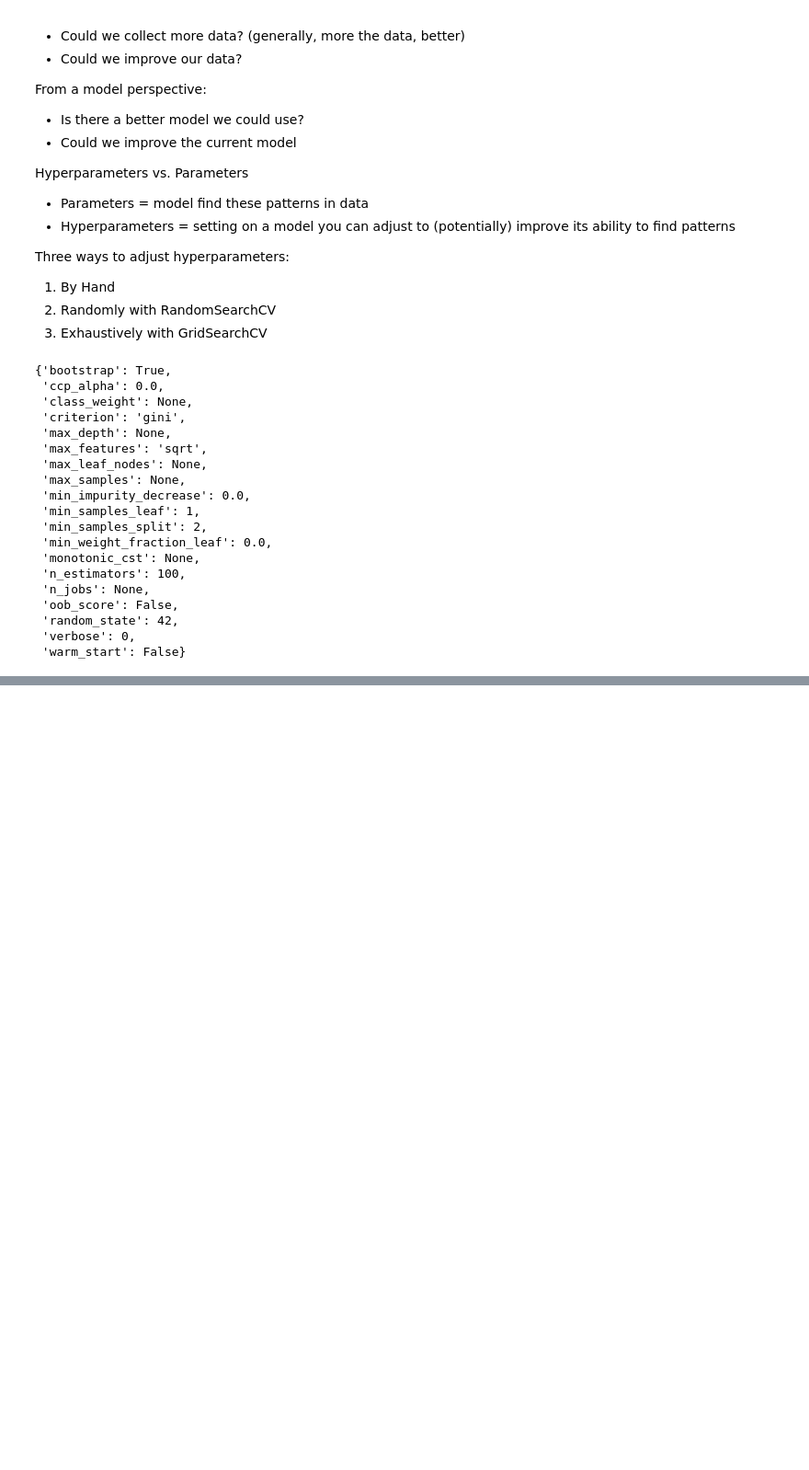
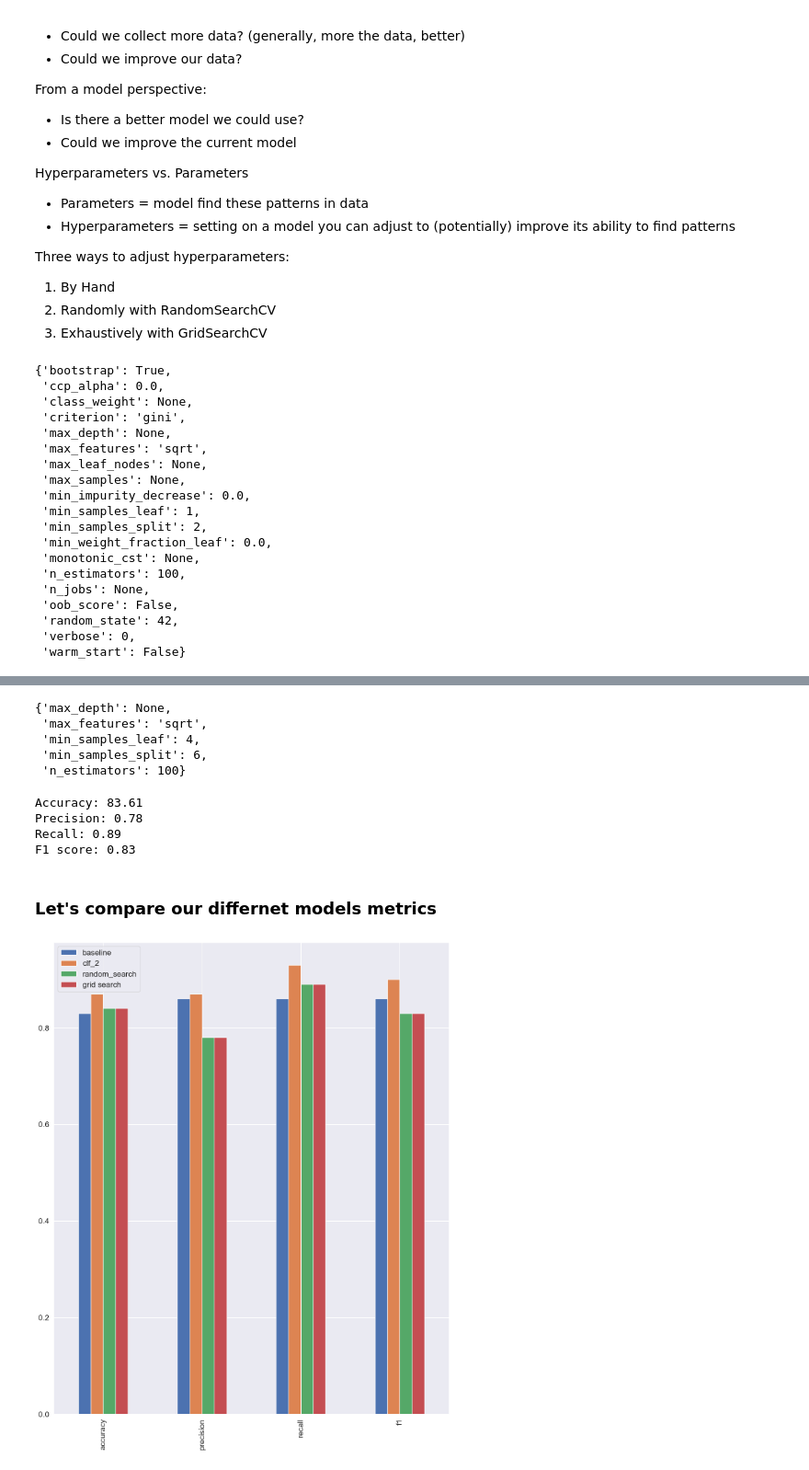
Before and after one commit to ShubhamKNIT/learn-ml, a Jupyter notebook: notebooks/introduction-to-scikit-learn.ipynb, the cells around one changed output, grey strips where cells are left out. Shown at 92% size. Cells and saved outputs as stored; diff of their text form; code cells hidden in the pictures; blank space fills up the shorter version.

Commit message:
hypertuning models

```diff
--- a/notebooks/introduction-to-scikit-learn.ipynb
+++ b/notebooks/introduction-to-scikit-learn.ipynb
@@ -2565,0 +2763,5 @@ clf.get_params()
+# %%
+# Let's make predictions witht the best hyperparameters
+rs_y_preds = rs_clf.predict(X_test)
+
+rs_metrics = evaluate_preds(y_test, rs_y_preds)
@@ -2565,0 +2787,7 @@ clf.get_params()
+# %%
+# reduce the grid combos
+grid_2 = {'n_estimators': [100, 200, 500, 1000],
+          'max_depth': [None],
+          'max_features': ['auto', 'sqrt'],
+          'min_samples_split': [4, 6],
+          'min_samples_leaf': [2, 4]}
@@ -2565,0 +2798,18 @@ clf.get_params()
+# %%
+# To compare two models, we should use same data
+from sklearn.model_selection import GridSearchCV
+
+np.random.seed(42)
+
+# Instantize RandomForestClassifier
+clf = RandomForestClassifier(n_jobs = 1)
+
+# Setup GridSearchCV
+gs_clf = GridSearchCV(estimator = clf,
+                      param_grid = grid_2,
+                      cv = 5,
+                      verbose = 2)
+
+
+# Fit the GridSearchCV version of clf
+gs_clf.fit(X_train, y_train)
@@ -2565,0 +2857,29 @@ clf.get_params()
+# %%
+gs_clf.best_params_
+# %% [output]
+{'max_depth': None,
+ 'max_features': 'sqrt',
+ 'min_samples_leaf': 4,
+ 'min_samples_split': 6,
+ 'n_estimators': 100}
+# %%
+gs_y_preds = gs_clf.predict(X_test)
+
+# Evaluate the predictions
+gs_metrics = evaluate_preds(y_test, gs_y_preds)
+# %% [output]
+Accuracy: 83.61
+Precision: 0.78
+Recall: 0.89
+F1 score: 0.83
+# %% [markdown]
+### Let's compare our differnet models metrics
+# %%
+compare_metrics = pd.DataFrame({"baseline": baseline_metrics,
+                                "clf_2": clf_2_metrics,
+                                "random_search": rs_metrics,
+                                "grid search": gs_metrics})
+
+compare_metrics.plot.bar(figsize = (15, 18));
+# %% [output]
+[figure, added]
```
Also changed, not shown: parts of 43 cells of this notebook.
